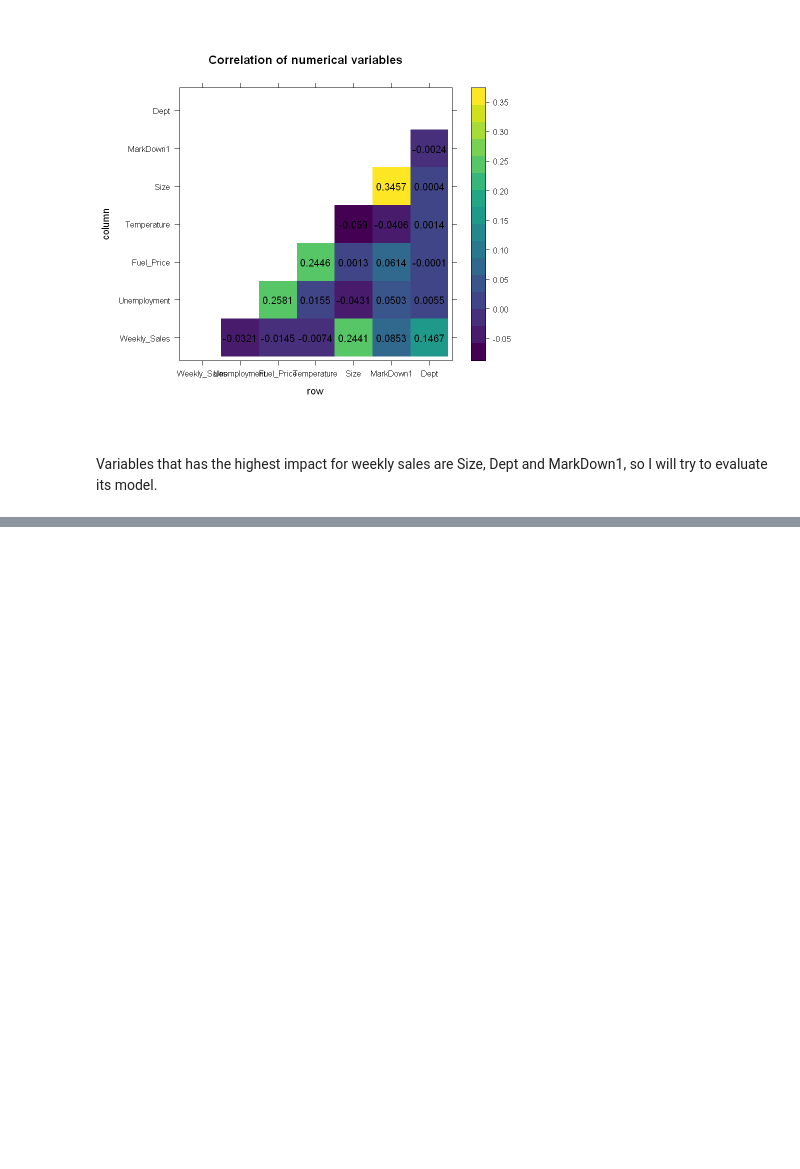
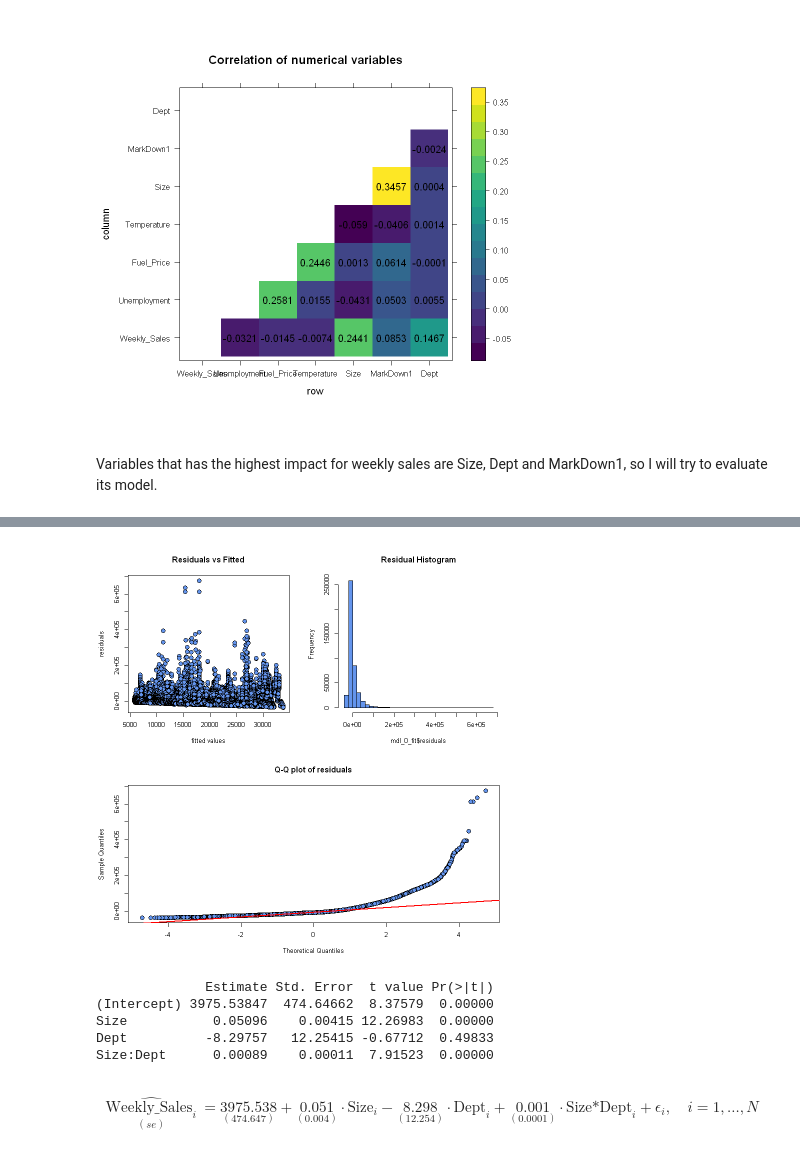
Before and after one commit to karolinadirg/FuturePros, a Jupyter notebook: FuturePros.ipynb, the cells around one changed output, grey strips where cells are left out. Drawn from its saved outputs; the diff is of its cells as text; code cells hidden in the pictures; blank space fills up the shorter version.

```diff
--- a/FuturePros.ipynb
+++ b/FuturePros.ipynb
@@ -100,0 +142,3 @@ Variables that has the highest impact for weekly sales are Size, Dept and MarkDo
+# %%
+mdl_0_fit <- lm(formula = "Weekly_Sales ~ Size + Dept + Size*Dept", data = dat)
+print(summary(mdl_0_fit))
@@ -100,0 +165,30 @@ Variables that has the highest impact for weekly sales are Size, Dept and MarkDo
+# %%
+layout_mat <- matrix(c(1, 1, 2, 2, 3, 3, 3, 3),
+                     nrow = 2, byrow = TRUE)
+layout(layout_mat)
+plot( mdl_0_fit$fitted.values, mdl_0_fit$residuals, type = "p",
+      pch = 21, bg = "cornflowerblue", main = "Residuals vs Fitted",
+      ylab = "residuals", xlab = "fitted values", cex = 1.5)
+hist(mdl_0_fit$residuals, col = "cornflowerblue",
+     breaks = 30, main = "Residual Histogram")
+qqnorm(mdl_0_fit$residuals, main = "Q-Q plot of residuals",
+       pch = 21, bg = "cornflowerblue", cex = 1.5)
+qqline(mdl_0_fit$residuals, col = "red", lwd = 2)
+# %% [output]
+[figure, added]
+# %%
+print(round(lmtest::coeftest(mdl_0_fit, sandwich::NeweyWest(mdl_0_fit, lag = 2))[, ], 5))
+# %% [output]
+              Estimate Std. Error  t value Pr(>|t|)
+(Intercept) 3975.53847  474.64662  8.37579  0.00000
+Size           0.05096    0.00415 12.26983  0.00000
+Dept          -8.29757   12.25415 -0.67712  0.49833
+Size:Dept      0.00089    0.00011  7.91523  0.00000
+# %% [markdown]
+\begin{aligned}
+\underset{(se)}{\widehat{\mbox{Weekly_Sales}_i}} &=
+\underset{(474.647)}{3975.538} +
+\underset{(0.004)}{0.051} \cdot \mbox{Size}_i -
+\underset{(12.254)}{8.298} \cdot \mbox{Dept}_i +
+\underset{(0.0001)}{0.001} \cdot \mbox{Size*Dept}_i + \epsilon_i,\quad i = 1,...,N \\
+\end{aligned}
```
Also changed, not shown: parts of 8 cells of this notebook.
